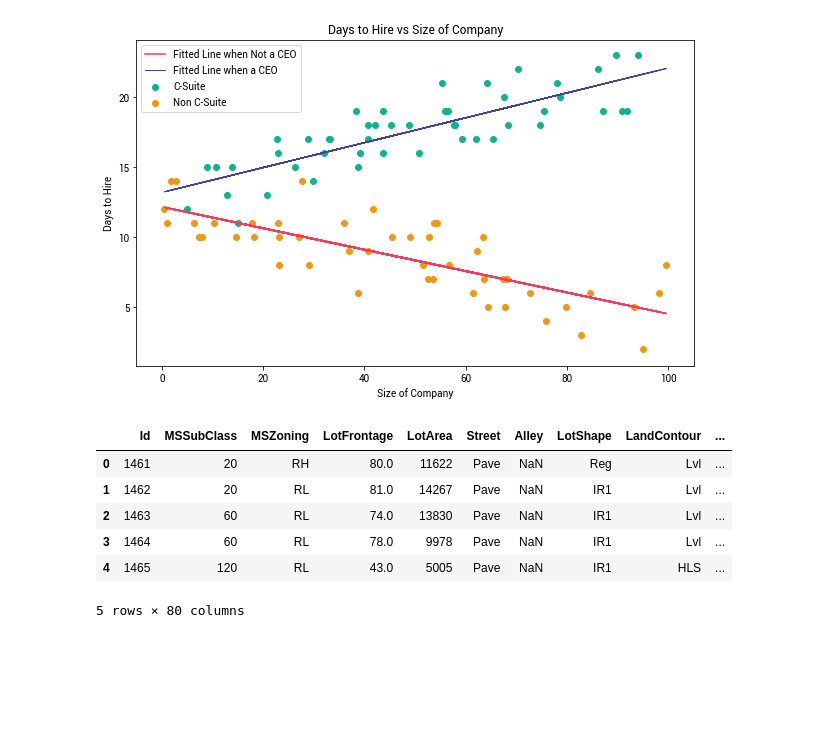
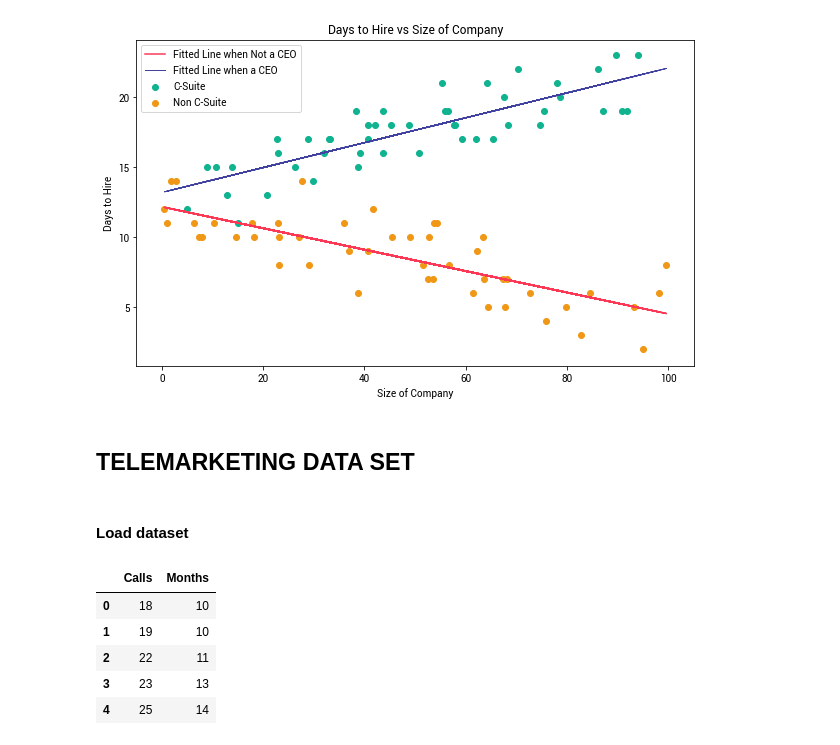
Before and after one commit to magtanggol03/dec130, a Jupyter notebook: notebooks/01 Regression Analysis.ipynb, the cells around one changed output. Cells and saved outputs as stored; diff of their text form; code cells hidden in the pictures; blank space fills up the shorter version.

Commit message:
adds analytics edge data

```diff
--- a/notebooks/01 Regression Analysis.ipynb
+++ b/notebooks/01 Regression Analysis.ipynb
@@ -367,14 +391,17 @@ plt.legend()
 plt.show()
 # %% [output]
 [figure]
+# %% [markdown]
+## TELEMARKETING DATA SET
+# %% [markdown]
+#### Load dataset
 # %%
-house_df = pd.read_csv('https://raw.githubusercontent.com/magtanggol03/dec130/master/datasets/houseprice.csv', header = 0)
-house_df.head()
+tele_df = pd.read_csv('https://raw.githubusercontent.com/magtanggol03/dec130/master/datasets/tele.csv', header = 0).drop('Unnamed: 0', axis = 1)
+tele_df.head()
 # %% [output]
-|  | Id | MSSubClass | MSZoning | LotFrontage | LotArea | Street | Alley | LotShape | LandContour | ... |
-| 0 | 1461 | 20 | RH | 80.0 | 11622 | Pave | NaN | Reg | Lvl | ... |
-| 1 | 1462 | 20 | RL | 81.0 | 14267 | Pave | NaN | IR1 | Lvl | ... |
-| 2 | 1463 | 60 | RL | 74.0 | 13830 | Pave | NaN | IR1 | Lvl | ... |
-| 3 | 1464 | 60 | RL | 78.0 | 9978 | Pave | NaN | IR1 | Lvl | ... |
-| 4 | 1465 | 120 | RL | 43.0 | 5005 | Pave | NaN | IR1 | HLS | ... |
+|  | Calls | Months |
+| 0 | 18 | 10 |
+| 1 | 19 | 10 |
+| 2 | 22 | 11 |
+| 3 | 23 | 13 |
+| 4 | 25 | 14 |
-5 rows × 80 columns
```
Also changed, not shown: parts of 31 cells of this notebook, 29 other files.
